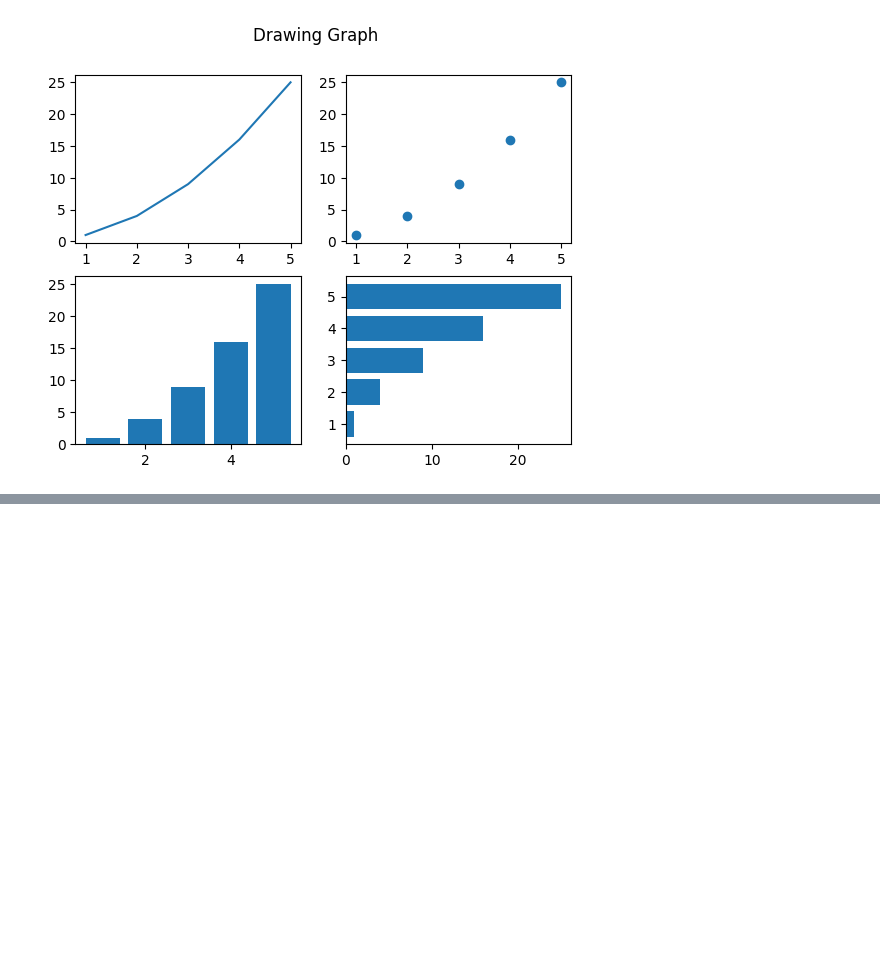
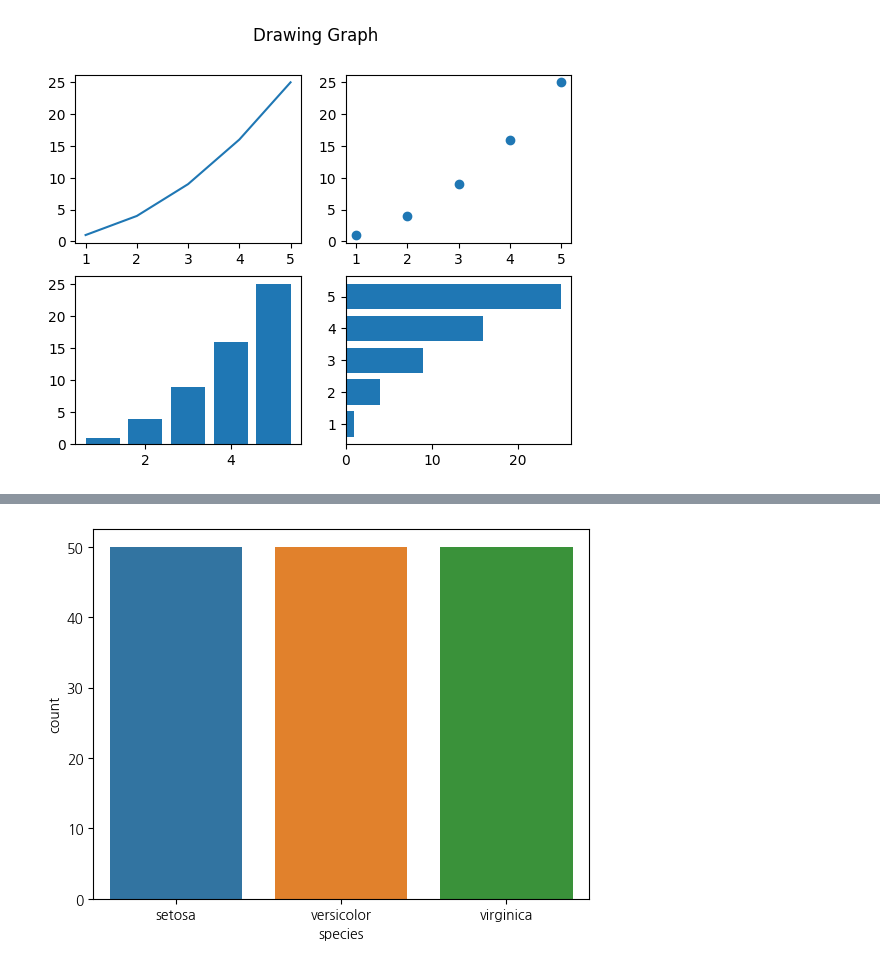
Before and after one commit to jiyoun1/aipython, a Jupyter notebook: 240111.ipynb, the cells around one changed output, grey strips where cells are left out. Saved outputs shown, nothing was run; the diff lists cells and outputs as text; code cells hidden in the pictures; blank space fills up the shorter version.

```diff
--- a/240111.ipynb
+++ b/240111.ipynb
@@ -95,0 +159,10 @@ plt.show()
+# %%
+import matplotlib.pyplot as plt
+import seaborn as sns
+import pandas as pd
+
+iris = pd.read_csv('iris.csv')
+sns.countplot(x='species',data=iris)
+plt.show()
+# %% [output]
+[figure, added]
```
Also changed, not shown: parts of 12 cells of this notebook.
